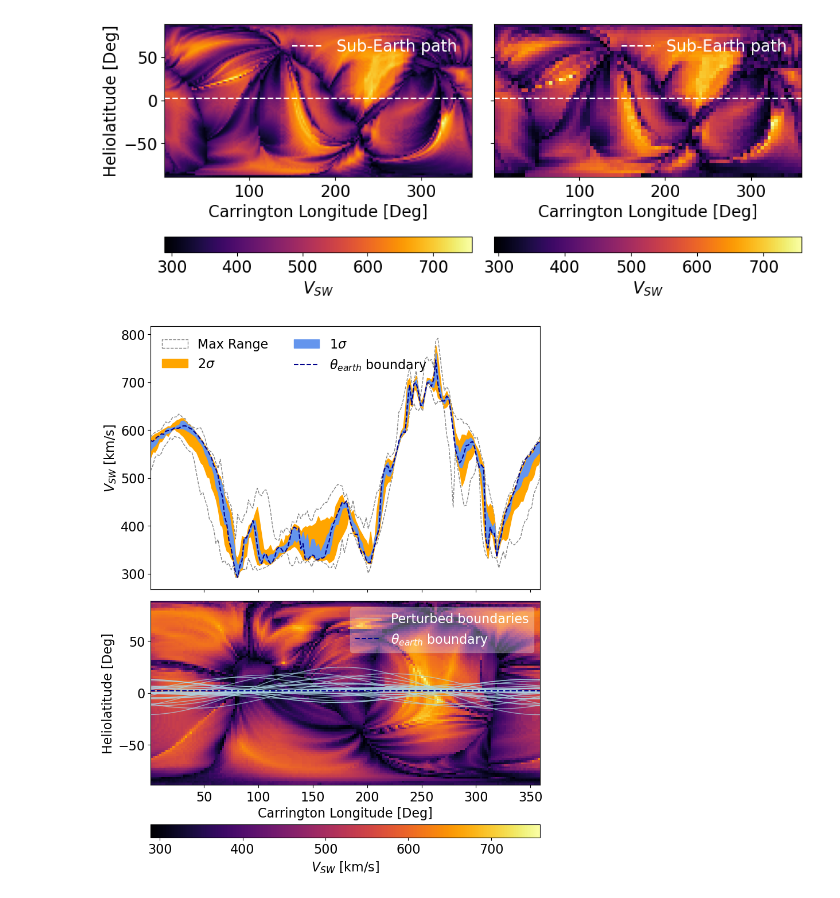
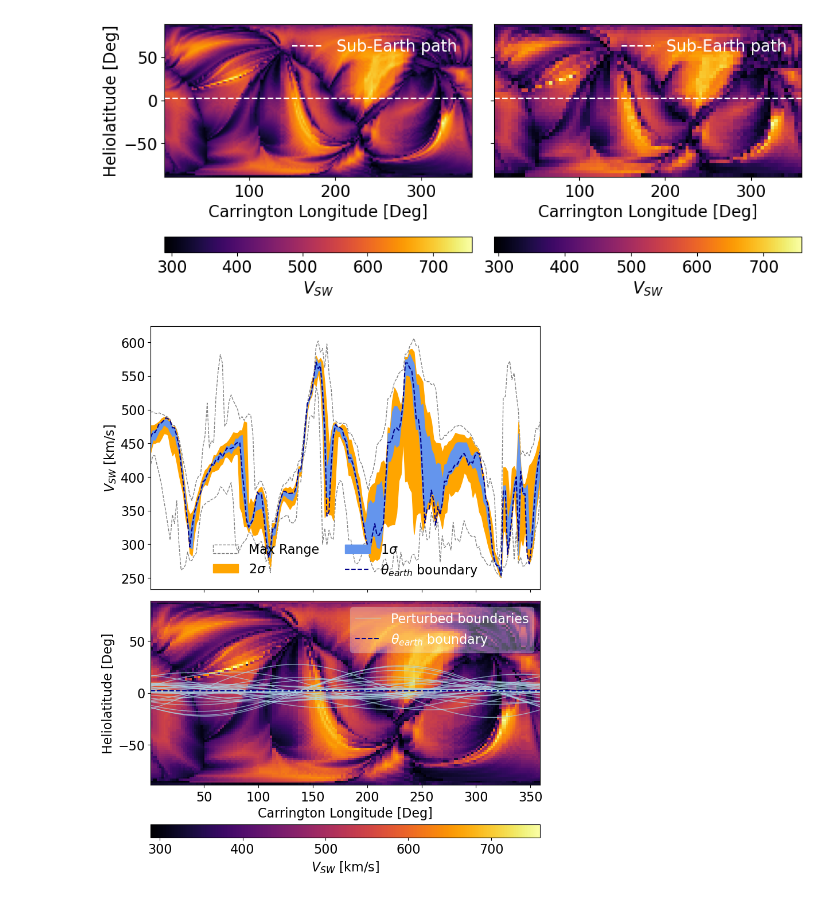
Before and after one commit to NathanielInatimi/WSA_calibration, a Jupyter notebook: code/WSA_calibration_sketch.ipynb, the cells around one changed output. Drawn from its saved outputs; the diff is of its cells as text; code cells hidden in the pictures.

Commit message:
Ensemble generation and statistics, implemented WSA deacceleration

```diff
--- a/code/WSA_calibration_sketch.ipynb
+++ b/code/WSA_calibration_sketch.ipynb
@@ -241,14 +241,25 @@ plt.show()
 # %%
 sigma_latitude = 10
 ensemble_size = 30
-wsa_index = 1
+# get all WSA files
+directory_path = H._setup_dirs_()['boundary_conditions']
+wsa_file_words = ['wsa'] # keywords to filter for in coronal model file directory
 
+# create wsa filepaths
+wsa_fnames = get_files_containing_words(directory_path, wsa_file_words)
+wsafilepaths = [os.path.join(directory_path, fname) for fname in wsa_fnames]
+
+wsa_index = 0
 
 WSA_vr_map, WSA_vr_longs, WSA_vr_lats, WSA_br_map, WSA_br_lats, WSA_br_longs, WSA_cr = Hin.get_WSA_maps(wsafilepaths[wsa_index])
 
-INT = interpolate_vmap(WSA_vr_map.value, WSA_vr_lats.value, WSA_vr_longs.value)
+# deaccelerate the WSA map from 1-AU calibrated speeds to expected 21.5 rS values
+vr_map_deacc = WSA_vr_map.copy()
+for nlat in range(1, len(WSA_vr_lats)):
+    vr_map_deacc[nlat, :], lon_temp = Hin.map_v_inwards(WSA_vr_map[nlat, :], 215 * u.solRad, WSA_vr_longs, 21.5 * u.solRad)
+
+INT = interpolate_vmap(vr_map_deacc.value, WSA_vr_lats.value, WSA_vr_longs.value)
 E_lat = earth_latitude_wsa(filename = wsa_fnames[wsa_index])
-
 
 perturbed_boundary_paths = gen_ensemble_perturbed_boundary_path(E_lat = E_lat.value, longitudes=WSA_vr_longs.value,
                                                            ensemble_size = ensemble_size, sigma_latitude = np.radians(sigma_latitude))
@@ -259,7 +270,7 @@ velocity_boundaries = [extract_interpolated_velocity_boundary(interpolated_map_s
 #plt.figure(dpi = 300)
 fig, axes = plt.subplots(nrows = 2, ncols = 1, figsize = (8,10), sharex = True)
 
-im = axes[1].imshow(WSA_vr_map.value, cmap = 'inferno', aspect = 'auto',
+im = axes[1].imshow(vr_map_deacc.value, cmap = 'inferno', aspect = 'auto',
            extent = [WSA_vr_longs[0].to(u.deg).value, WSA_vr_longs[-1].to(u.deg).value,
                      WSA_vr_lats[0].to(u.deg).value,WSA_vr_lats[-1].to(u.deg).value])
 
@@ -270,34 +281,34 @@ axes[1].plot(WSA_vr_longs.to(u.deg).value, boundary.to(u.deg).value, color = 'li
 #axes[1].plot(WSA_vr_longs.to(u.deg).value, boundary.to(u.deg).value, color = 'blue', lw = 1, alpha = 0.5)
 axes[1].axhline(E_lat.to(u.deg).value, color = 'darkblue', linestyle = '--', label = r'$\theta_{earth}$ boundary')
 
 fig.colorbar(im0, ax = axes[1], label = r'$V_{SW}$ [km/s]', orientation = 'horizontal', aspect = 30)#, location = 'bottom')
 axes[1].set_xlabel('Carrington Longitude [Deg]')
 axes[1].set_ylabel('Heliolatitude [Deg]')
 
 axes[1].legend(framealpha = 0.3, labelcolor = 'white')
 
 # for vr_boundary in velocity_boundaries:
 #     axes[1].plot(WSA_vr_longs.to(u.deg).value, vr_boundary, color = 'grey')
 
 axes[0].fill_between(WSA_vr_longs.to(u.deg).value, np.min(velocity_boundaries, axis = 0), np.max(velocity_boundaries, axis = 0),
                      linestyle = '--', color = 'grey', facecolor = 'None', label = 'Max Range')
 
 axes[0].fill_between(WSA_vr_longs.to(u.deg).value, np.percentile(velocity_boundaries,13.6, axis = 0), np.percentile(velocity_boundaries, (100-13.6), axis = 0),
                      edgecolor = 'None', label = r'2$\sigma$', color = 'orange')
 axes[0].fill_between(WSA_vr_longs.to(u.deg).value, np.percentile(velocity_boundaries,34, axis = 0), np.percentile(velocity_boundaries, 68, axis = 0),
                      edgecolor = 'None', label = r'1$\sigma$', color = 'cornflowerblue')
 
 
 axes[0].plot(WSA_vr_longs.to(u.deg).value, INT(WSA_vr_longs.value, np.ones(180)*E_lat.value),
              color = 'darkblue', linestyle = '--', label = r'$\theta_{earth}$ boundary')
 axes[0].set_ylabel(r'$V_{SW}$ [km/s]')
 axes[0].legend(frameon = False, ncols = 2)
 
 
 plt.tight_layout()
 plt.show()
 # %% [output]
-[figure, old version]
+[figure, new version]
 # %%
 def generate_ensemble_forecast(params):
 
```
Also changed, not shown: parts of 4 cells of this notebook, 2 other files.
